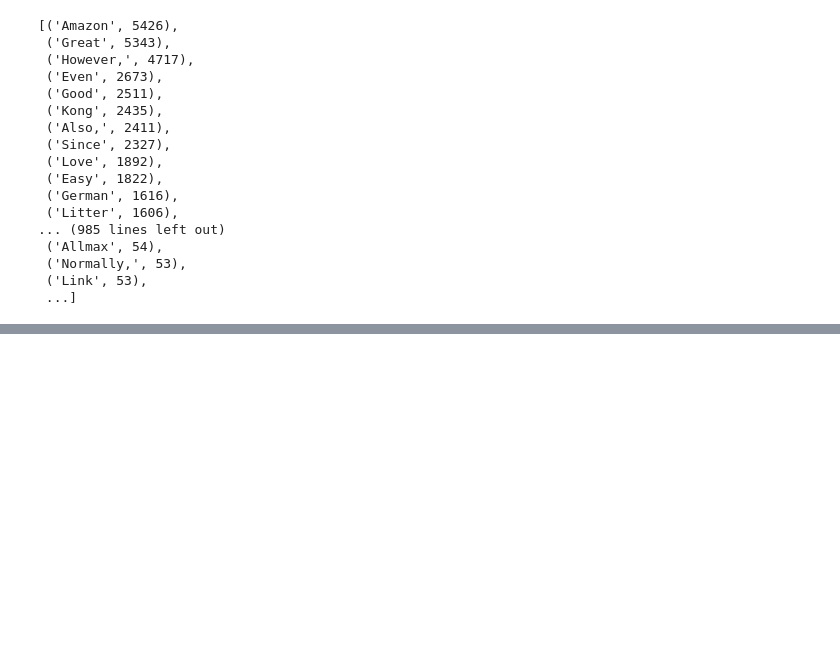
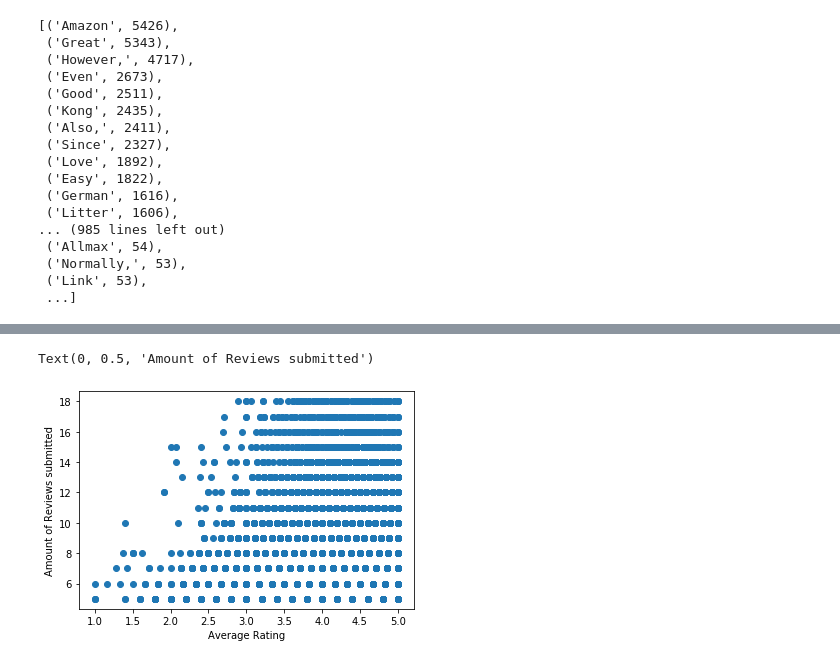
Before and after one commit to DraceZhan/Amazon_Pet_Lab, a Jupyter notebook: main_project/Amazon Pets.ipynb, the cells around one changed output, grey strips where cells are left out. Cells and saved outputs as stored; diff of their text form; code cells hidden in the pictures; blank space fills up the shorter version.

```diff
--- a/main_project/Amazon Pets.ipynb
+++ b/main_project/Amazon Pets.ipynb
@@ -289,0 +268,10 @@ title_dist.most_common()
+# %%
+common_rev_len_df = order_cart_df[order_cart_df['overall_list'].apply(len)< (
+    order_cart_df['overall_list'].apply(len).mean() + order_cart_df['overall_list'].apply(len).std()*2)]
+# %%
+plt.scatter(x= common_rev_len_df['overall_list'].apply(np.mean), y= common_rev_len_df['overall_list'].apply(len))
+plt.xlabel('Average Rating')
+plt.ylabel('Amount of Reviews submitted')
+# %% [output]
+Text(0, 0.5, 'Amount of Reviews submitted')
+[figure, added]
```
Also changed, not shown: parts of 29 cells of this notebook.
